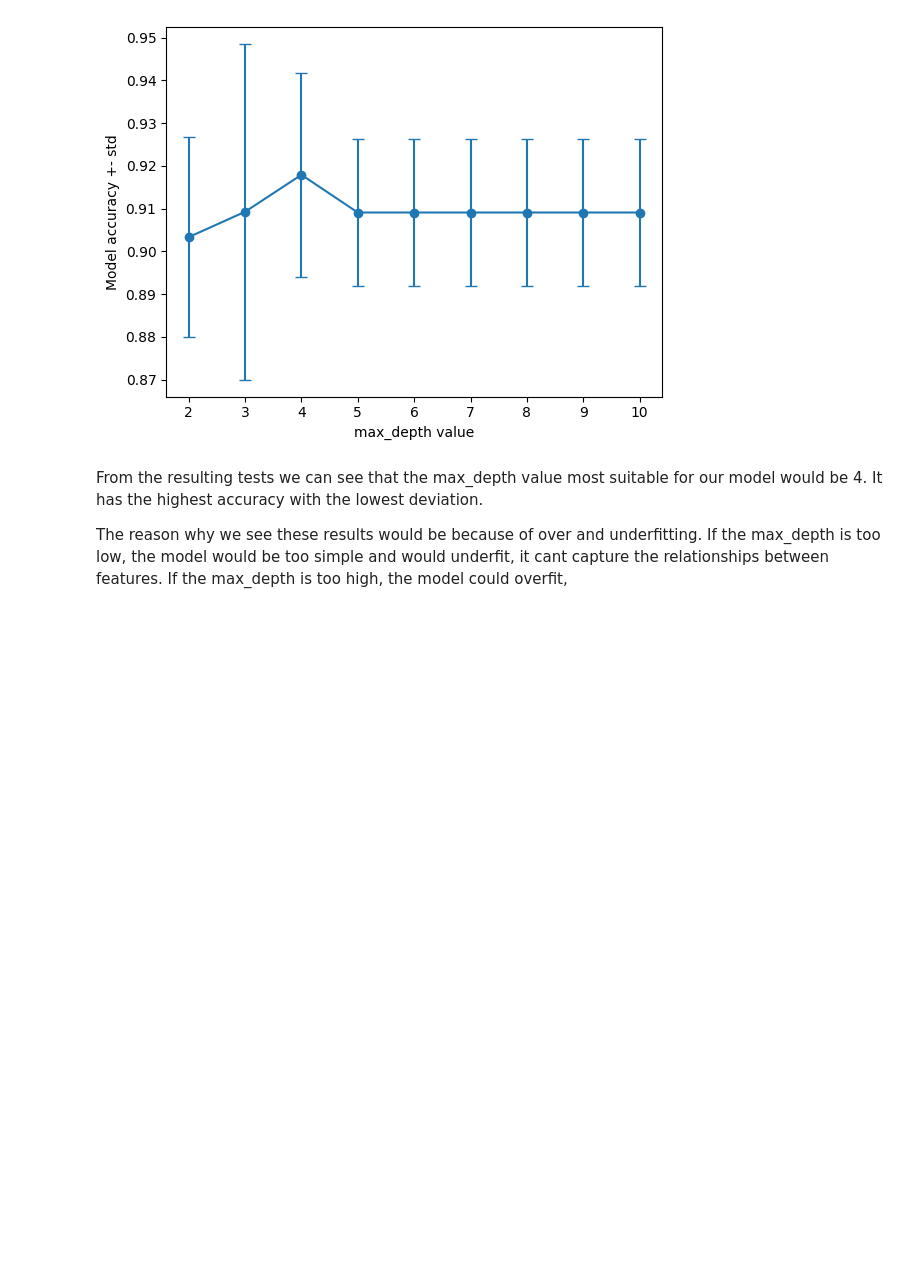
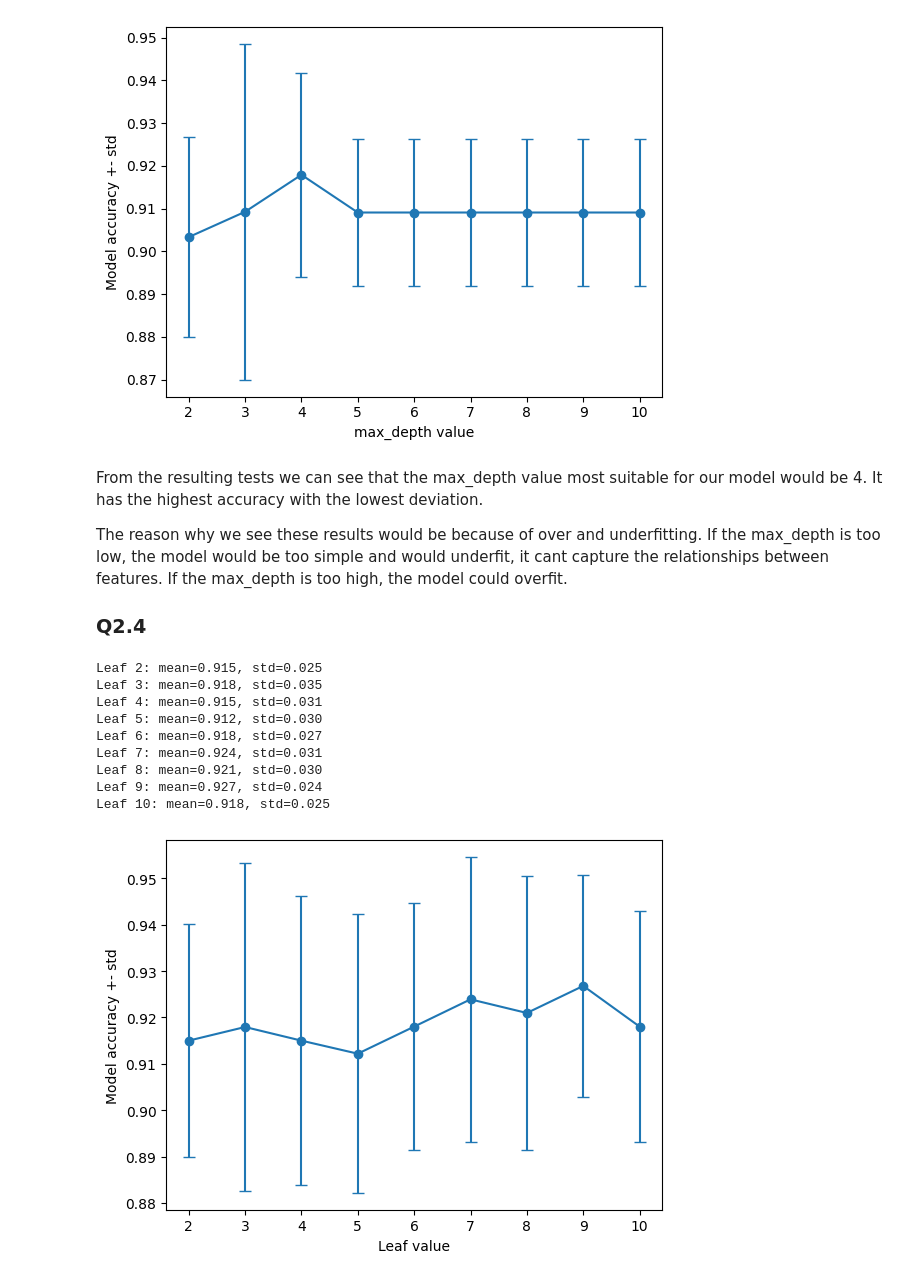
Before and after one commit to NikolaiToonder/mandatoryAssignment2-machineLearning, a Jupyter notebook: main.ipynb, the cells around one changed output. Cells and saved outputs as stored; diff of their text form; code cells hidden in the pictures; blank space fills up the shorter version.

```diff
--- a/main.ipynb
+++ b/main.ipynb
@@ -94,6 +95,7 @@ Keeping all of these parts separate wont necessarily make the results we see bet
 # %%
 # Assign variables to be used further in the code
 X, y = data.data, data.target
+# Scales the dataset
 
 feature_names = data.feature_names
 target_names = data.target_names
@@ -110,6 +112,13 @@ def split_dataset(X, y):
     X_train, X_val, y_train, y_val = train_test_split(
         X_tmp, y_tmp, test_size=0.25, stratify=y_tmp, random_state=20
     )
+
+    # Standardize using *only* the training data
+    scaler = StandardScaler()
+    X_train = scaler.fit_transform(X_train)
+    X_val = scaler.transform(X_val)
+    X_test = scaler.transform(X_test)
+
     return X_test, y_test, X_val, y_val, X_train, y_train
 
 
@@ -195,4 +204,38 @@ Depth 10: mean=0.909, std=0.017
 # %% [markdown]
 From the resulting tests we can see that the max_depth value most suitable for our model would be 4. It has the highest accuracy with the lowest deviation.
 
-The reason why we see these results would be because of over and underfitting. If the max_depth is too low, the model would be too simple and would underfit, it cant capture the relationships between features. If the max_depth is too high, the model could overfit,
+The reason why we see these results would be because of over and underfitting. If the max_depth is too low, the model would be too simple and would underfit, it cant capture the relationships between features. If the max_depth is too high, the model could overfit.
+
+### Q2.4
+# %%
+# I think this is redundant, but it did change the results quite a bit
+cv = StratifiedKFold(n_splits=5, shuffle=True, random_state=1)
+
+
+leafs = range(2, 11)
+mean_scores = []
+std_scores = []
+
+# Run through the different Leafs, save the results and plot them out.
+for l in leafs:
+    model = DecisionTreeClassifier(min_samples_leaf=l,max_depth=4, random_state=1)
+    scores = cross_val_score(model, X_train, y_train, cv=cv)
+    mean_scores.append(scores.mean())
+    std_scores.append(scores.std())
+    print(f"Leaf {l}: mean={scores.mean():.3f}, std={scores.std():.3f}")
+
+plt.errorbar(leafs, mean_scores, yerr=std_scores, fmt='-o', capsize=4)
+plt.xlabel("Leaf value")
+plt.ylabel("Model accuracy +- std")
+plt.show()
+# %% [output]
+Leaf 2: mean=0.915, std=0.025
+Leaf 3: mean=0.918, std=0.035
+Leaf 4: mean=0.915, std=0.031
+Leaf 5: mean=0.912, std=0.030
+Leaf 6: mean=0.918, std=0.027
+Leaf 7: mean=0.924, std=0.031
+Leaf 8: mean=0.921, std=0.030
+Leaf 9: mean=0.927, std=0.024
+Leaf 10: mean=0.918, std=0.025
+[figure, added]
```
Also changed, not shown: parts of 21 cells of this notebook.
